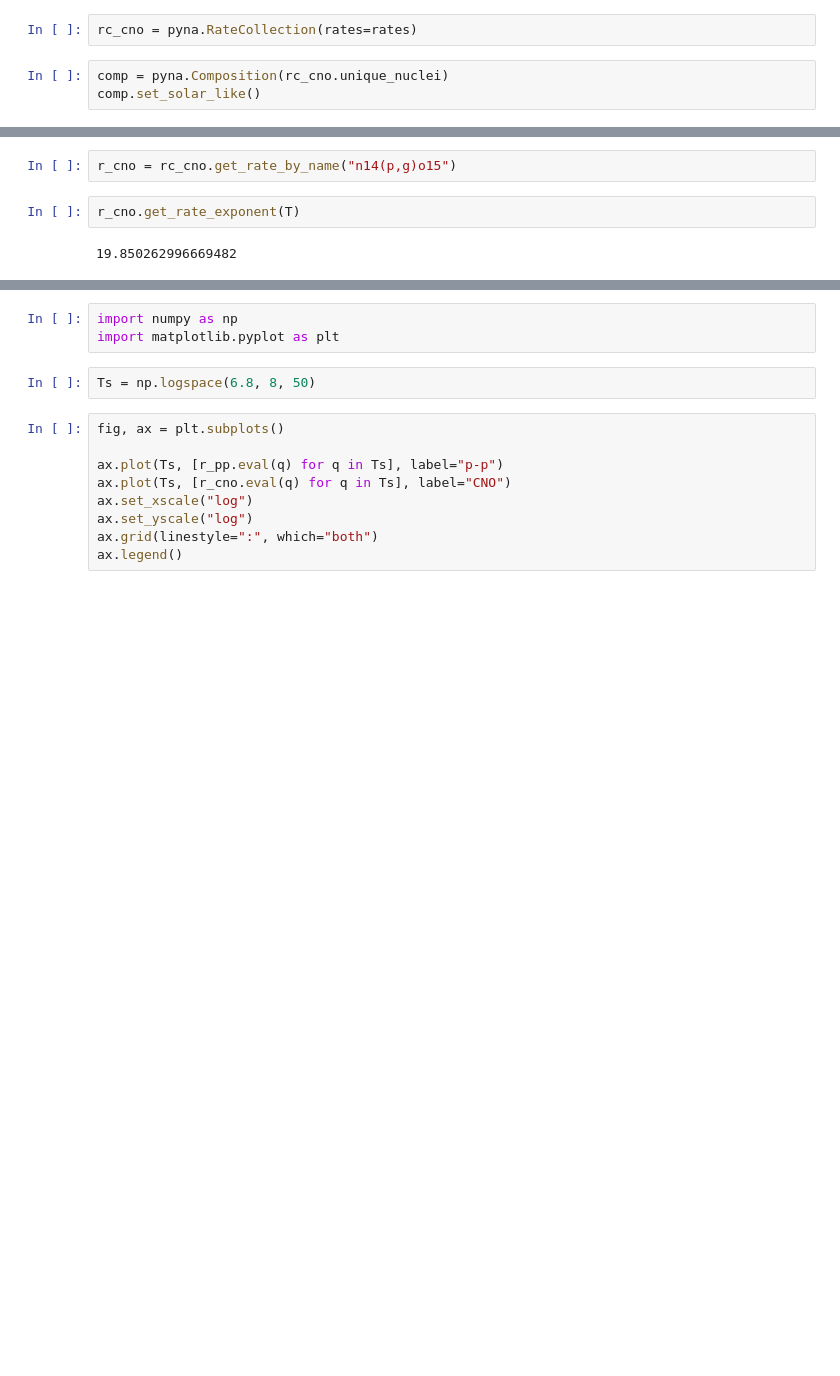
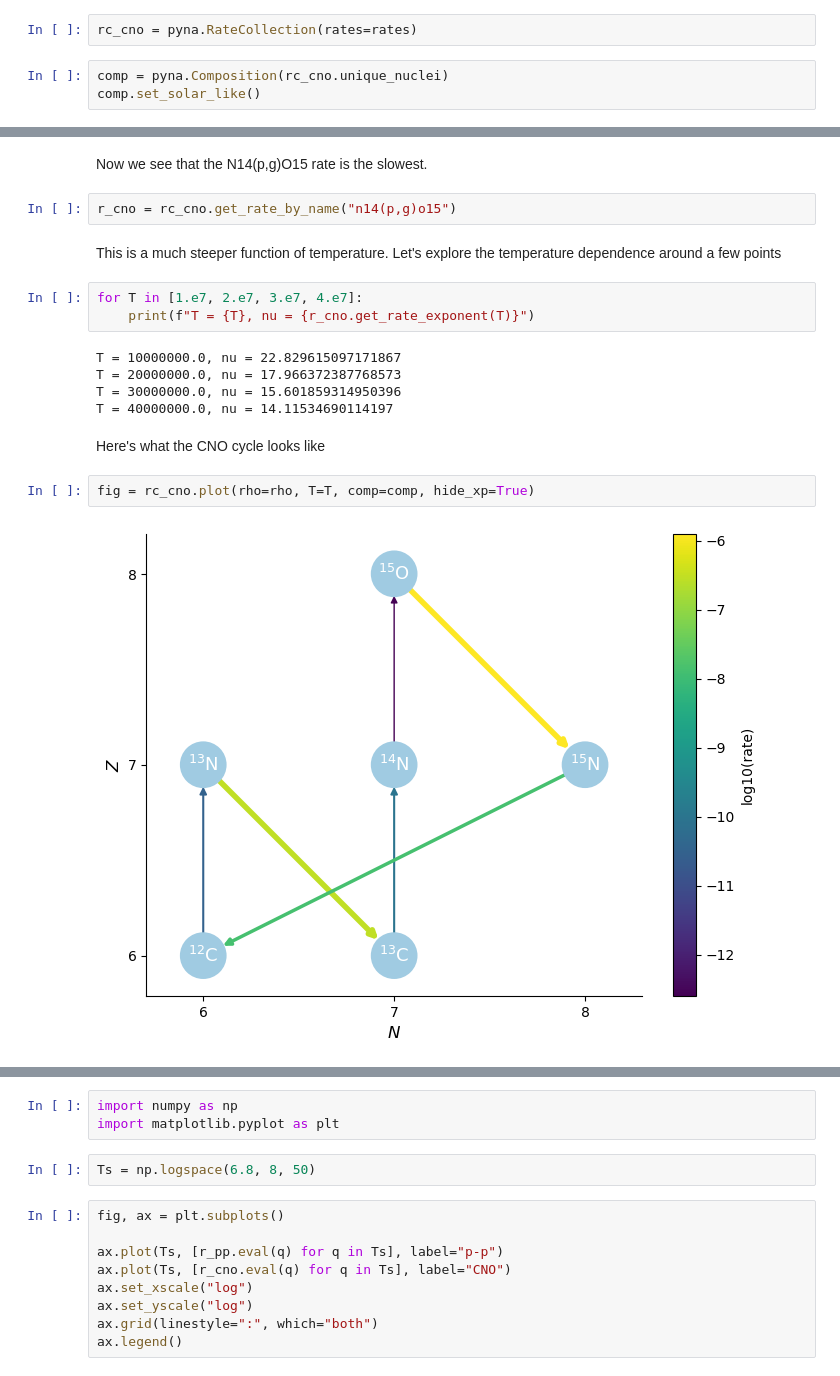
Before and after one commit to zingale/stars, a Jupyter notebook: content/pp-vs-cno/pp-cno.ipynb, the cells around one changed output, grey strips where cells are left out. Cells and saved outputs as stored; diff of their text form; blank space fills up the shorter version.

```diff
--- a/content/pp-vs-cno/pp-cno.ipynb
+++ b/content/pp-vs-cno/pp-cno.ipynb
@@ -90,6 +113,20 @@ Now we see that the N14(p,g)O15 rate is the slowest.
+# %% [markdown]
+Now we see that the N14(p,g)O15 rate is the slowest.
 # %%
 r_cno = rc_cno.get_rate_by_name("n14(p,g)o15")
+# %% [markdown]
+This is a much steeper function of temperature.  Let's explore the temperature dependence around a few points
 # %%
-r_cno.get_rate_exponent(T)
+for T in [1.e7, 2.e7, 3.e7, 4.e7]:
+    print(f"T = {T}, nu = {r_cno.get_rate_exponent(T)}")
 # %% [output]
-19.850262996669482
+T = 10000000.0, nu = 22.829615097171867
+T = 20000000.0, nu = 17.966372387768573
+T = 30000000.0, nu = 15.601859314950396
+T = 40000000.0, nu = 14.11534690114197
+# %% [markdown]
+Here's what the CNO cycle looks like
+# %%
+fig = rc_cno.plot(rho=rho, T=T, comp=comp, hide_xp=True)
+# %% [output]
+[figure, added]
```
Also changed, not shown: parts of 29 cells of this notebook.
